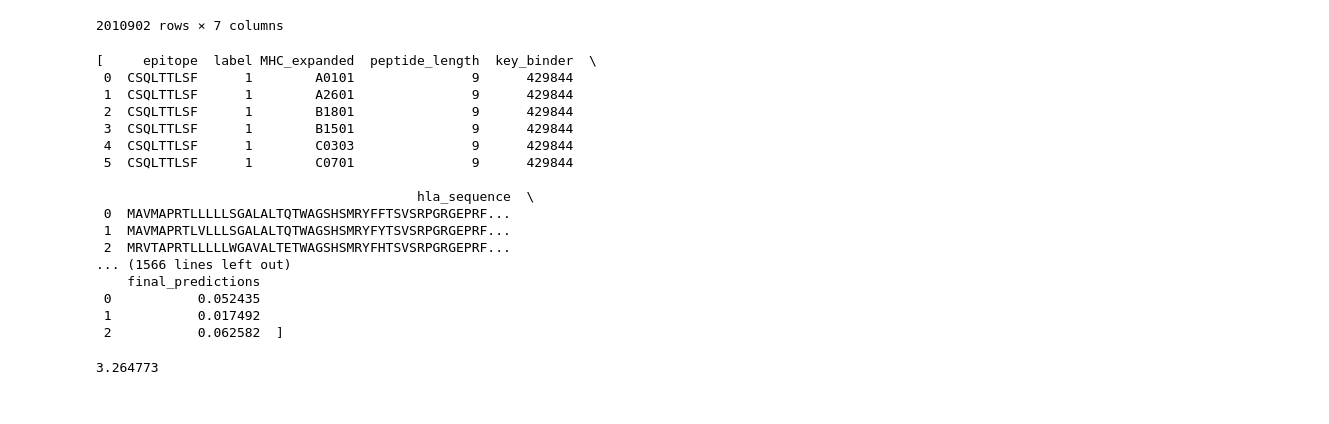
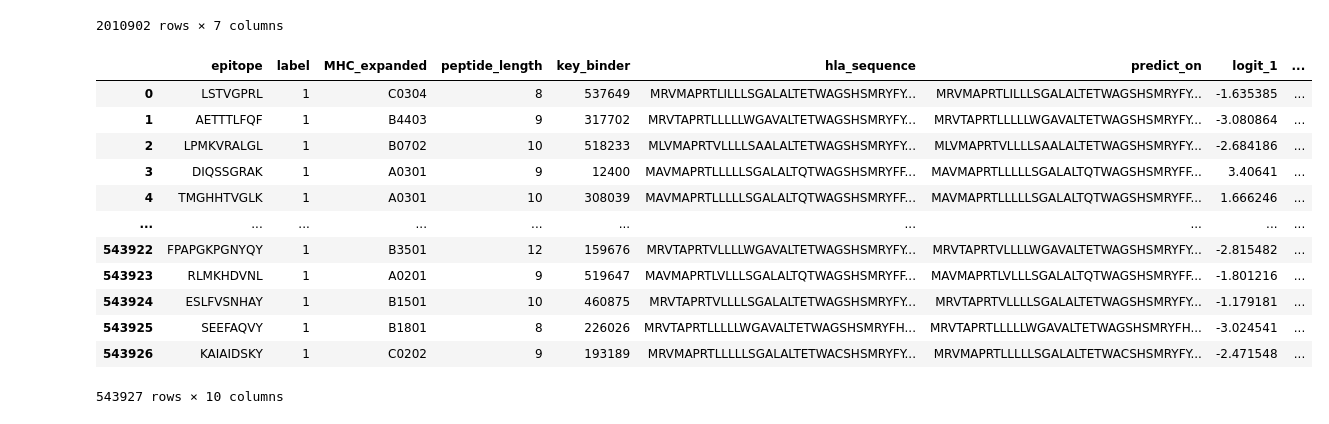
Before and after one commit to jrouhana/MHC_Class_I_Playground, a Jupyter notebook: notebooks/validate_independent_IEDB.ipynb, the cells around one changed output. Drawn from its saved outputs; the diff is of its cells as text; code cells hidden in the pictures.

```diff
--- a/notebooks/validate_independent_IEDB.ipynb
+++ b/notebooks/validate_independent_IEDB.ipynb
@@ -263,26 +263,35 @@ with torch.no_grad():
         # Predicted class value using argmax
         # predicted_class = np.argmax(prediction)
 # %%
-predicted_dfs
+import numpy as np
+import pandas
+
+base_dir = "../data/MA_dsets_with_predictions/"
+
+import_dfs = []
+for i, file in tqdm(enumerate(os.listdir(base_dir))):
+    full_path = os.path.join(base_dir, file)
+    tiny_df = pd.read_csv(full_path)
+    if len(tiny_df) == 1:
+        import_dfs.append(tiny_df)
+    else:
+        tiny_df = tiny_df.iloc[tiny_df['final_predictions'].idxmax()].to_frame().T.copy()
+        import_dfs.append(tiny_df)
-# %% [output]
-[     epitope  label MHC_expanded  peptide_length  key_binder  \
- 0  CSQLTTLSF      1        A0101               9      429844
- 1  CSQLTTLSF      1        A2601               9      429844
- 2  CSQLTTLSF      1        B1801               9      429844
- 3  CSQLTTLSF      1        B1501               9      429844
- 4  CSQLTTLSF      1        C0303               9      429844
- 5  CSQLTTLSF      1        C0701               9      429844
-
-                                         hla_sequence  \
- 0  MAVMAPRTLLLLLSGALALTQTWAGSHSMRYFFTSVSRPGRGEPRF...
- 1  MAVMAPRTLVLLLSGALALTQTWAGSHSMRYFYTSVSRPGRGEPRF...
- 2  MRVTAPRTLLLLLWGAVALTETWAGSHSMRYFHTSVSRPGRGEPRF...
-... (1566 lines left out)
-    final_predictions
- 0           0.052435
- 1           0.017492
- 2           0.062582  ]
-# %%
-[x for x in predictions.logits.cpu().numpy()[0]][0]
-# %% [output]
-3.264773
+# %%
+deconv_df = pd.concat(import_dfs)
+deconv_df.reset_index(drop=True, inplace=True)
+deconv_df
+# %% [output]
+|  | epitope | label | MHC_expanded | peptide_length | key_binder | hla_sequence | predict_on | logit_1 | ... |
+| 0 | LSTVGPRL | 1 | C0304 | 8 | 537649 | MRVMAPRTLILLLSGALALTETWAGSHSMRYFY... | MRVMAPRTLILLLSGALALTETWAGSHSMRYFY... | -1.635385 | ... |
+| 1 | AETTTLFQF | 1 | B4403 | 9 | 317702 | MRVTAPRTLLLLLWGAVALTETWAGSHSMRYFY... | MRVTAPRTLLLLLWGAVALTETWAGSHSMRYFY... | -3.080864 | ... |
+| 2 | LPMKVRALGL | 1 | B0702 | 10 | 518233 | MLVMAPRTVLLLLSAALALTETWAGSHSMRYFY... | MLVMAPRTVLLLLSAALALTETWAGSHSMRYFY... | -2.684186 | ... |
+| 3 | DIQSSGRAK | 1 | A0301 | 9 | 12400 | MAVMAPRTLLLLLSGALALTQTWAGSHSMRYFF... | MAVMAPRTLLLLLSGALALTQTWAGSHSMRYFF... | 3.40641 | ... |
+| 4 | TMGHHTVGLK | 1 | A0301 | 10 | 308039 | MAVMAPRTLLLLLSGALALTQTWAGSHSMRYFF... | MAVMAPRTLLLLLSGALALTQTWAGSHSMRYFF... | 1.666246 | ... |
+| ... | ... | ... | ... | ... | ... | ... | ... | ... | ... |
+| 543922 | FPAPGKPGNYQY | 1 | B3501 | 12 | 159676 | MRVTAPRTVLLLLWGAVALTETWAGSHSMRYFY... | MRVTAPRTVLLLLWGAVALTETWAGSHSMRYFY... | -2.815482 | ... |
+| 543923 | RLMKHDVNL | 1 | A0201 | 9 | 519647 | MAVMAPRTLVLLLSGALALTQTWAGSHSMRYFF... | MAVMAPRTLVLLLSGALALTQTWAGSHSMRYFF... | -1.801216 | ... |
+| 543924 | ESLFVSNHAY | 1 | B1501 | 10 | 460875 | MRVTAPRTVLLLLSGALALTETWAGSHSMRYFY... | MRVTAPRTVLLLLSGALALTETWAGSHSMRYFY... | -1.179181 | ... |
+| 543925 | SEEFAQVY | 1 | B1801 | 8 | 226026 | MRVTAPRTLLLLLWGAVALTETWAGSHSMRYFH... | MRVTAPRTLLLLLWGAVALTETWAGSHSMRYFH... | -3.024541 | ... |
+| 543926 | KAIAIDSKY | 1 | C0202 | 9 | 193189 | MRVMAPRTLLLLLSGALALTETWACSHSMRYFY... | MRVMAPRTLLLLLSGALALTETWACSHSMRYFY... | -2.471548 | ... |
+543927 rows × 10 columns
```
Also changed, not shown: parts of 5 cells of this notebook, 3 other files.
